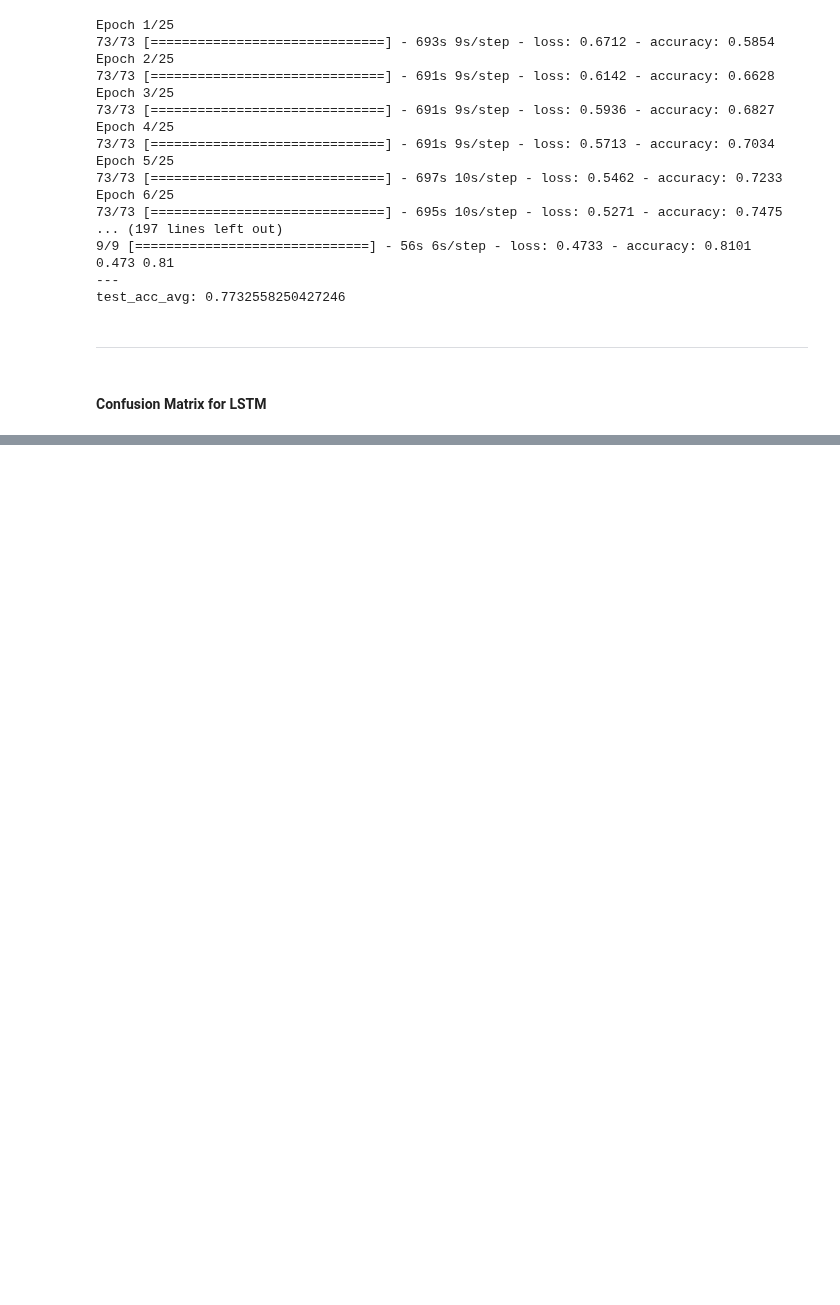
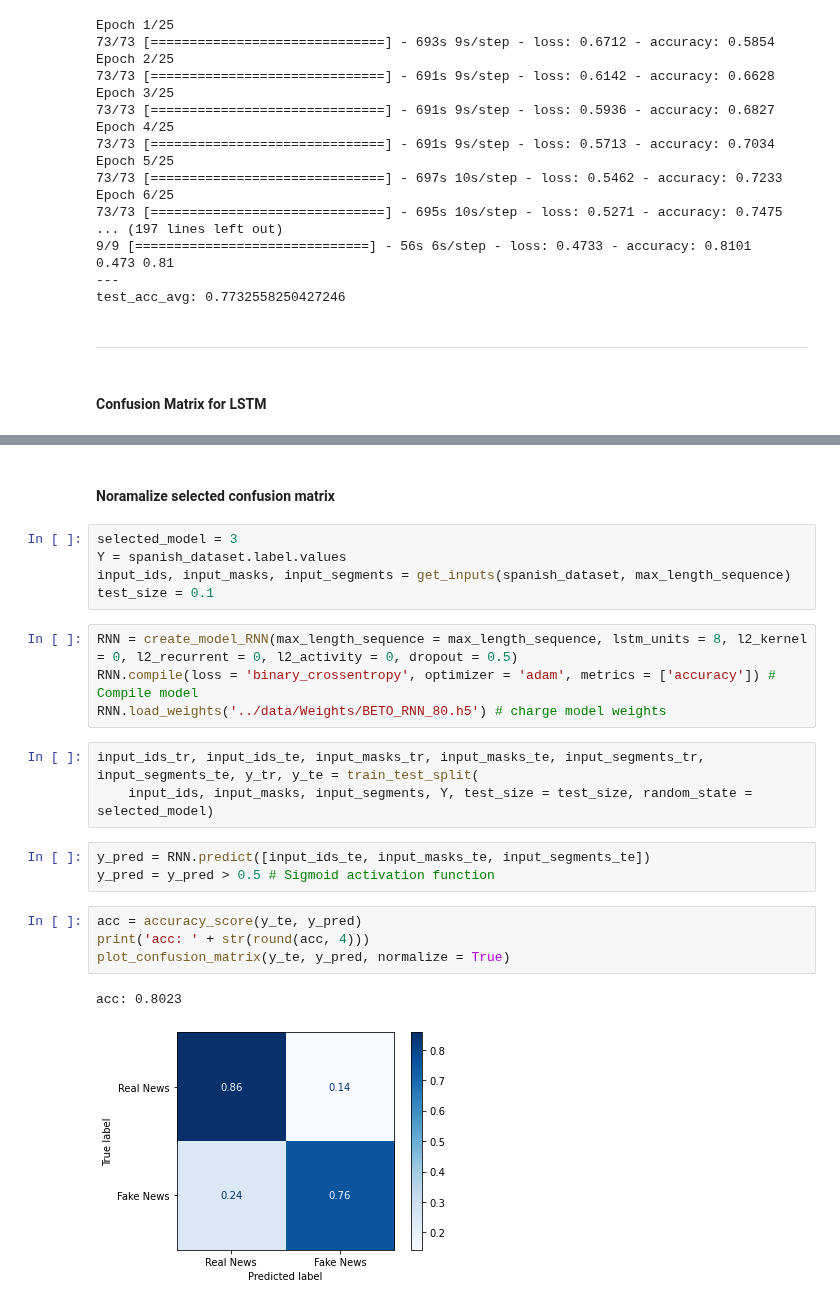
Before and after one commit to kevinmaiden7/Spanish_FakeNewsDetection, a Jupyter notebook: src/BETO.ipynb, the cells around one changed output, grey strips where cells are left out. Cells and saved outputs as stored; diff of their text form; blank space fills up the shorter version.

Commit message:
BETO_Normalizing selected confusion matrix

```diff
--- a/src/BETO.ipynb
+++ b/src/BETO.ipynb
@@ -662,3 +658,27 @@ Epoch 25/25
 ---
 [figure]
 test_acc_avg: 0.768992257118225
+# %% [markdown]
+#### Noramalize selected confusion matrix
+# %%
+selected_model = 3
+Y = spanish_dataset.label.values
+input_ids, input_masks, input_segments = get_inputs(spanish_dataset, max_length_sequence)
+test_size = 0.1
+# %%
+RNN = create_model_RNN(max_length_sequence = max_length_sequence, lstm_units = 8, l2_kernel = 0, l2_recurrent = 0, l2_activity = 0, dropout = 0.5)
+RNN.compile(loss = 'binary_crossentropy', optimizer = 'adam', metrics = ['accuracy']) # Compile model
+RNN.load_weights('../data/Weights/BETO_RNN_80.h5') # charge model weights
+# %%
+input_ids_tr, input_ids_te, input_masks_tr, input_masks_te, input_segments_tr, input_segments_te, y_tr, y_te = train_test_split(
+    input_ids, input_masks, input_segments, Y, test_size = test_size, random_state = selected_model)
+# %%
+y_pred = RNN.predict([input_ids_te, input_masks_te, input_segments_te])
+y_pred = y_pred > 0.5 # Sigmoid activation function
+# %%
+acc = accuracy_score(y_te, y_pred)
+print('acc: ' + str(round(acc, 4)))
+plot_confusion_matrix(y_te, y_pred, normalize = True)
+# %% [output]
+acc: 0.8023
+[figure, added]
```
Also changed, not shown: parts of 3 cells of this notebook.
